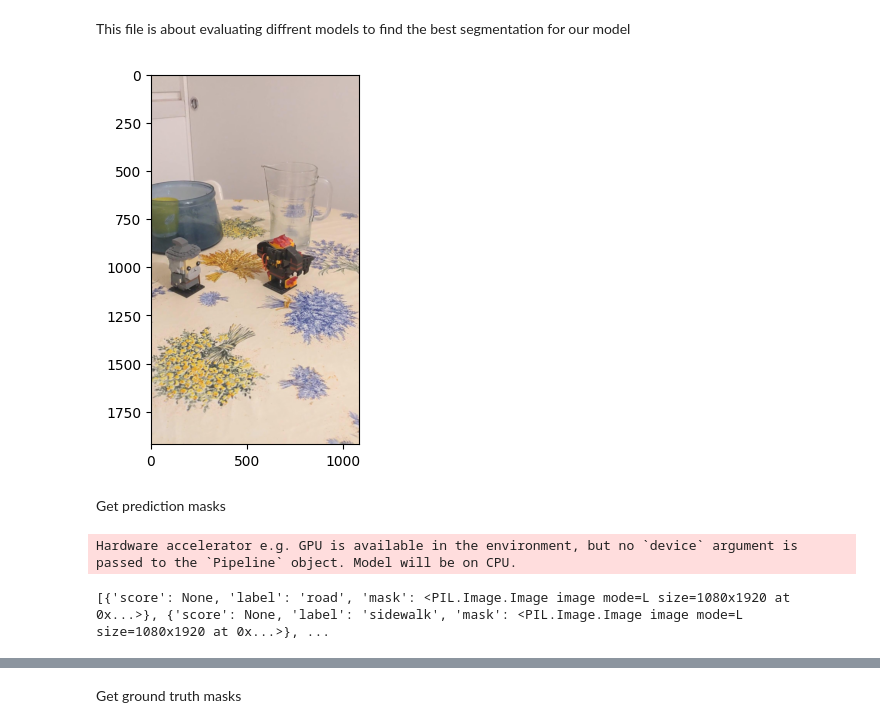
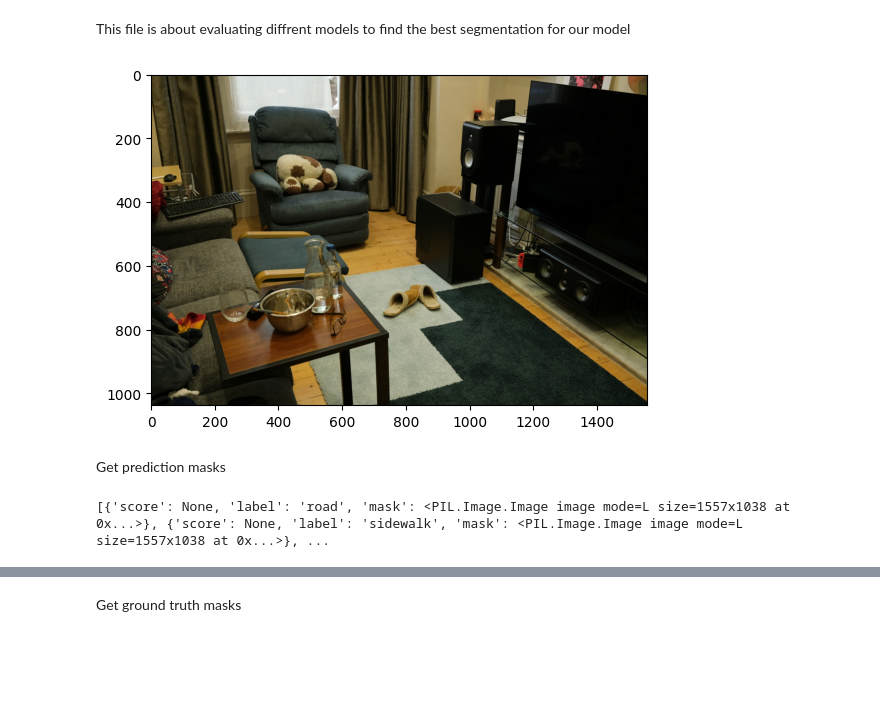
Before and after one commit to GloireLINVANI/3D_Gaussian_Splatting_Project, a Jupyter notebook: Image_Segmentation/evaluation.ipynb, the cells around one changed output, grey strips where cells are left out. Saved outputs shown, nothing was run; the diff lists cells and outputs as text; code cells hidden in the pictures; blank space fills up the shorter version.

```diff
--- a/Image_Segmentation/evaluation.ipynb
+++ b/Image_Segmentation/evaluation.ipynb
@@ -10,28 +10,28 @@ import evaluation
 # %%
 #Load Image
 #url = "https://huggingface.co/datasets/huggingface/documentation-images/resolve/main/transformers/tasks/segmentation_input.jpg"
 #url = "https://images.squarespace-cdn.com/content/v1/5d00ff1460665300016b8dc9/1560889669316-Y1NYTQY2Q3WL0GLKPNTY/IMG_20180622_134600.jpg"
 url = "https://hips.hearstapps.com/hmg-prod/images/small-living-room-ideas-lisa-dawson-66ba2b7398f74.jpeg?crop=1xw:0.9900990099009901xh;center,top&resize=980:*"
 #image = Image.open(requests.get(url, stream=True).raw)
-img_path = "..\\Image_Segmentation\\labels\\0001_3\\img.png"
+#img_path = "..\\Image_Segmentation\\labels\\0001_3\\img.png"
+img_path = "..\\gt\\DSCF4667.png"
 image = Image.open(img_path)
 
 plt.imshow(image)
 plt.show()
 # %% [output]
-[figure, old version]
+[figure, new version]
 # %% [markdown]
 Get prediction masks
 # %%
 #Instance Segmentation
 #instance_segmentation = pipeline("image-segmentation", "facebook/mask2former-swin-large-cityscapes-instance", device='cuda')
-instance_segmentation = pipeline("image-segmentation", "nvidia/segformer-b1-finetuned-cityscapes-1024-1024")
+instance_segmentation = pipeline("image-segmentation", "nvidia/segformer-b1-finetuned-cityscapes-1024-1024", device='cuda')
 results = instance_segmentation(image)
 print(results)
 nb_mask = len(results)
 # %% [output]
-Hardware accelerator e.g. GPU is available in the environment, but no `device` argument is passed to the `Pipeline` object. Model will be on CPU.
+[{'score': None, 'label': 'road', 'mask': <PIL.Image.Image image mode=L size=1557x1038 at 0x...>}, {'score': None, 'label': 'sidewalk', 'mask': <PIL.Image.Image image mode=L size=1557x1038 at 0x...>}, ...
-[{'score': None, 'label': 'road', 'mask': <PIL.Image.Image image mode=L size=1080x1920 at 0x...>}, {'score': None, 'label': 'sidewalk', 'mask': <PIL.Image.Image image mode=L size=1080x1920 at 0x...>}, ...
 # %%
 masks = [np.array(results[i]["mask"]) for i in range(nb_mask)]
 segmentation_map = evaluation.generate_segmentation_map(masks)
```
Also changed, not shown: parts of 7 cells of this notebook, 7 other files.
